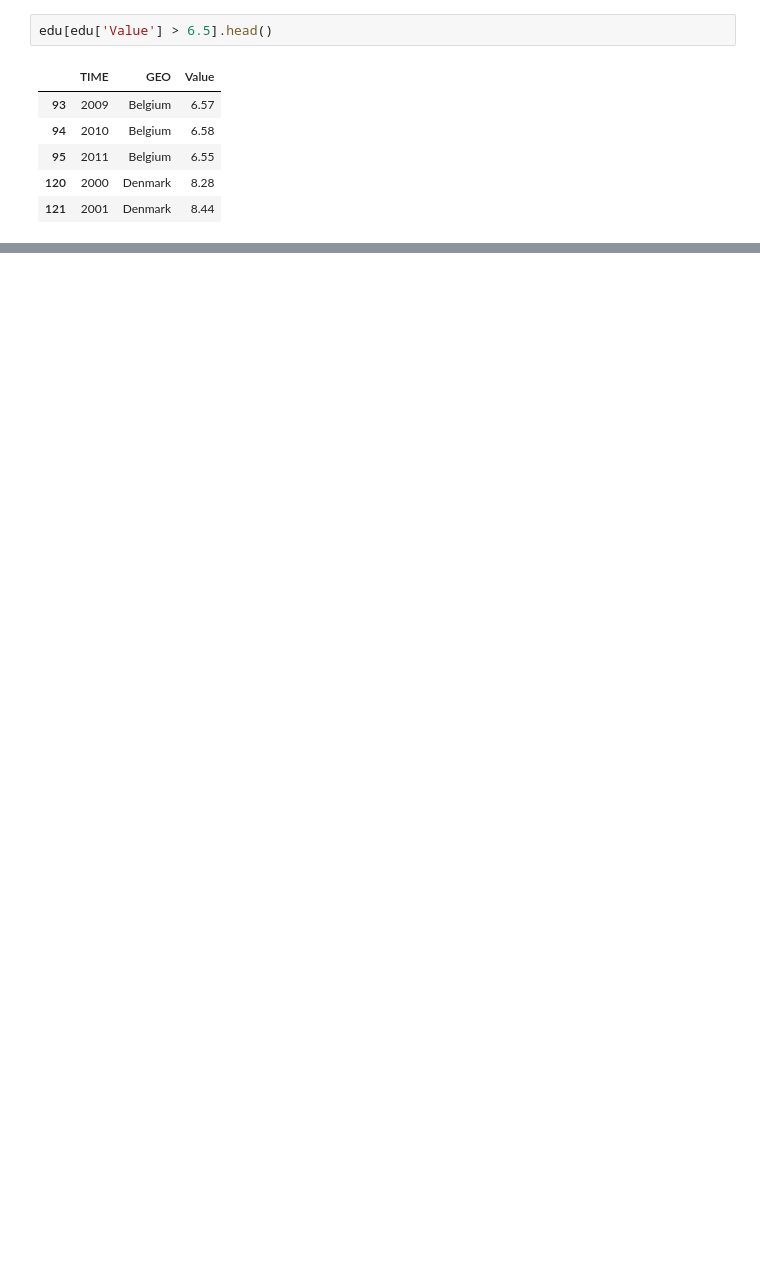
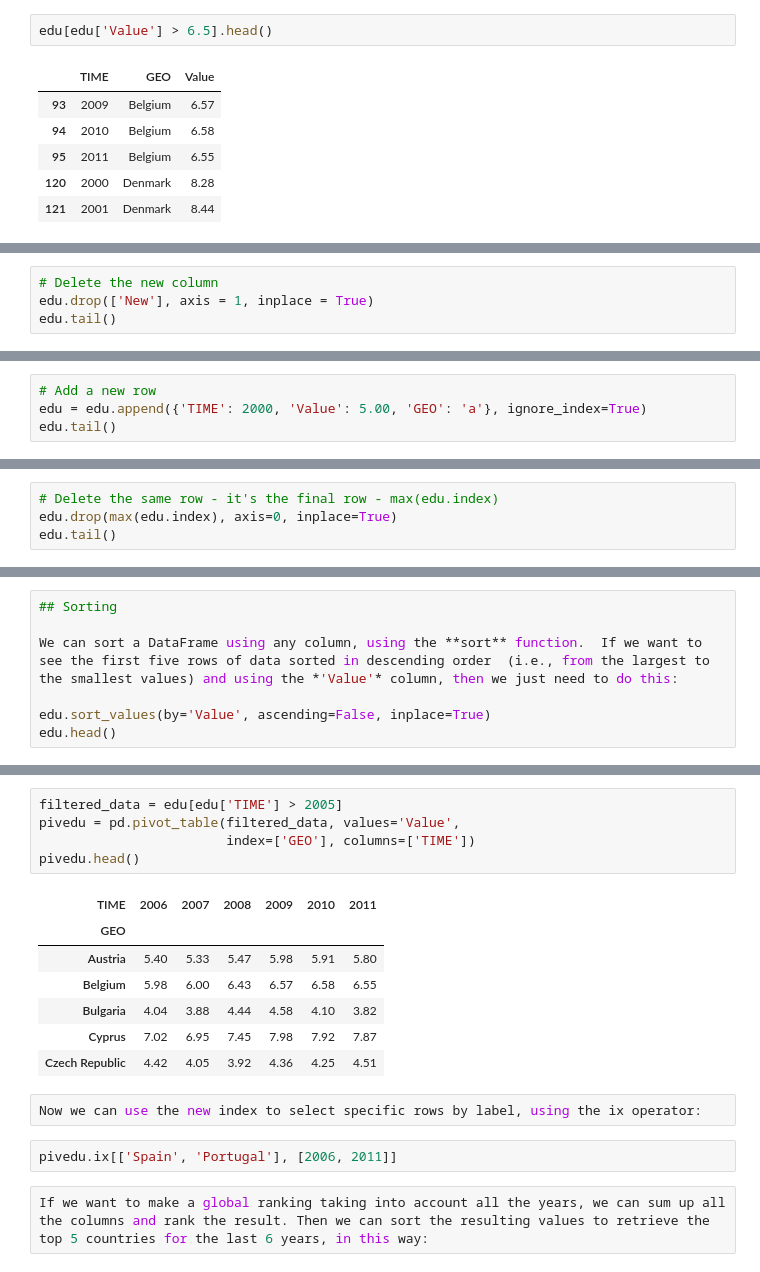
Before and after one commit to rharbird/COMP0015_data_analysis_python, a Jupyter notebook: data_analysis.ipynb, the cells around one changed output, grey strips where cells are left out. Drawn from its saved outputs; the diff is of its cells as text; blank space fills up the shorter version.

Commit message:
FInished first version

```diff
--- a/data_analysis.ipynb
+++ b/data_analysis.ipynb
@@ -331,0 +273,4 @@ fig.show()
+# %%
+# Delete the new column
+edu.drop(['New'], axis = 1, inplace = True)
+edu.tail()
@@ -331,0 +284,4 @@ fig.show()
+# %%
+# Add a new row
+edu = edu.append({'TIME': 2000, 'Value': 5.00, 'GEO': 'a'}, ignore_index=True)
+edu.tail()
@@ -331,0 +295,4 @@ fig.show()
+# %%
+# Delete the same row - it's the final row - max(edu.index)
+edu.drop(max(edu.index), axis=0, inplace=True)
+edu.tail()
@@ -331,0 +306,7 @@ fig.show()
+# %%
+## Sorting
+
+We can sort a DataFrame using any column, using the **sort** function.  If we want to see the first five rows of data sorted in descending order  (i.e., from the largest to the smallest values) and using the *'Value'* column, then we just need to do this:
+
+edu.sort_values(by='Value', ascending=False, inplace=True)
+edu.head()
@@ -331,0 +336,19 @@ fig.show()
+# %%
+filtered_data = edu[edu['TIME'] > 2005]
+pivedu = pd.pivot_table(filtered_data, values='Value',
+                        index=['GEO'], columns=['TIME'])
+pivedu.head()
+# %% [output]
+| TIME | 2006 | 2007 | 2008 | 2009 | 2010 | 2011 |
+| GEO |  |  |  |  |  |  |
+| Austria | 5.40 | 5.33 | 5.47 | 5.98 | 5.91 | 5.80 |
+| Belgium | 5.98 | 6.00 | 6.43 | 6.57 | 6.58 | 6.55 |
+| Bulgaria | 4.04 | 3.88 | 4.44 | 4.58 | 4.10 | 3.82 |
+| Cyprus | 7.02 | 6.95 | 7.45 | 7.98 | 7.92 | 7.87 |
+| Czech Republic | 4.42 | 4.05 | 3.92 | 4.36 | 4.25 | 4.51 |
+# %%
+Now we can use the new index to select specific rows by label, using the ix operator:
+# %%
+pivedu.ix[['Spain', 'Portugal'], [2006, 2011]]
+# %%
+If we want to make a global ranking taking into account all the years, we can sum up all the columns and rank the result. Then we can sort the resulting values to retrieve the top 5 countries for the last 6 years, in this way:
```
Also changed, not shown: parts of 47 cells of this notebook.
